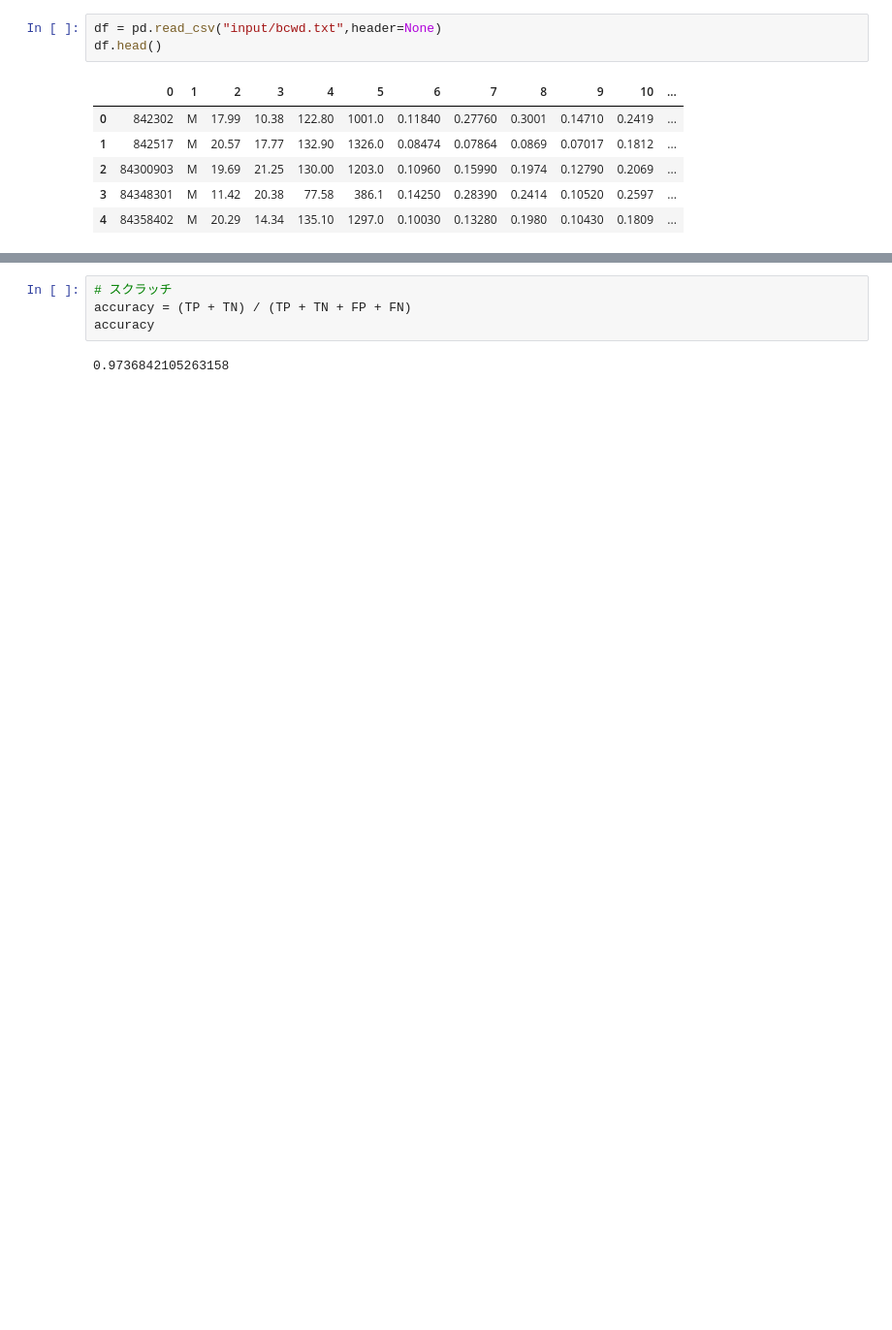
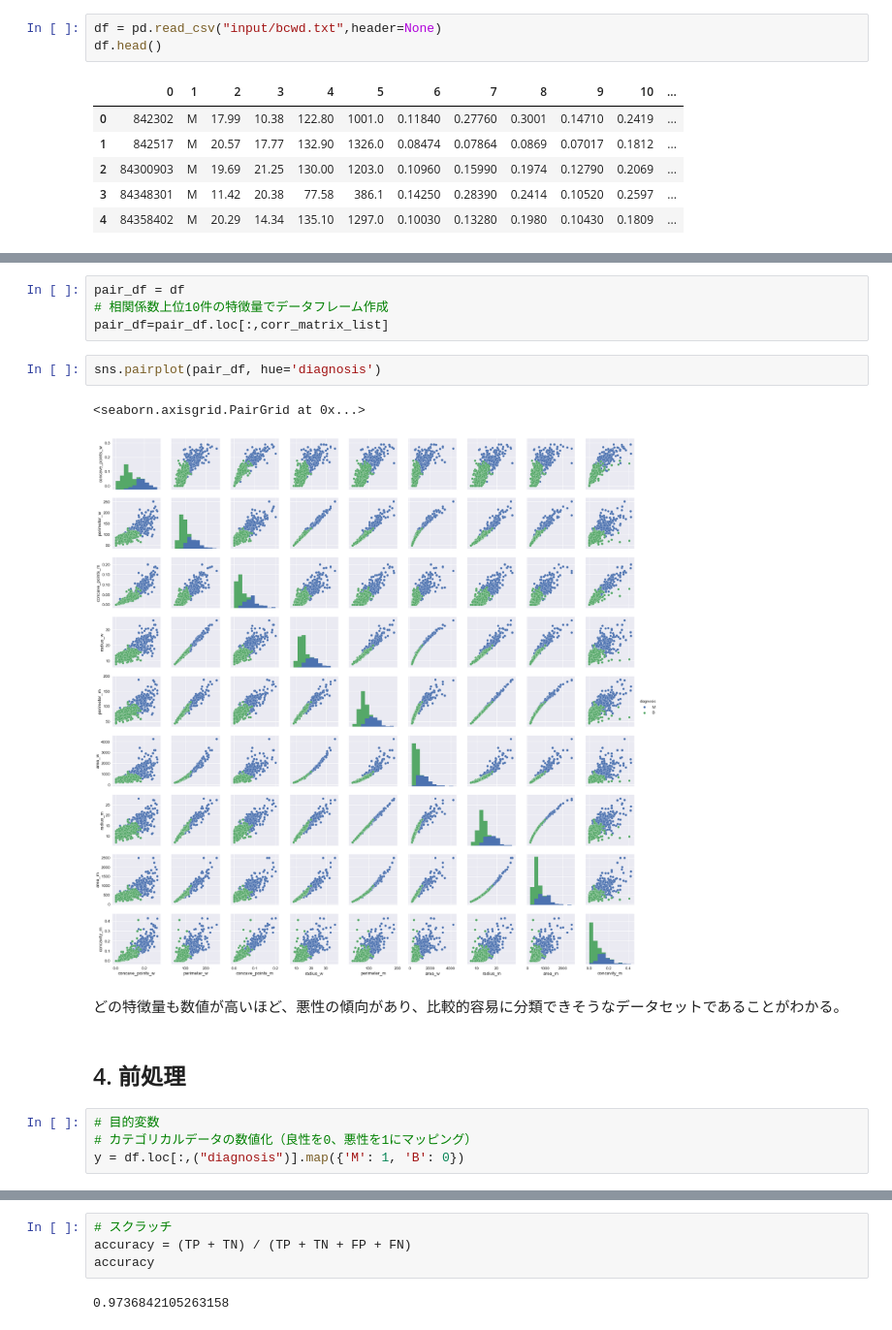
Before and after one commit to ha9kberry/ml, a Jupyter notebook: svm/svm.ipynb, the cells around one changed output, grey strips where cells are left out. Shown at 97% size. Cells and saved outputs as stored; diff of their text form; blank space fills up the shorter version.

```diff
--- a/svm/svm.ipynb
+++ b/svm/svm.ipynb
@@ -295,0 +193,17 @@ accuracy_score(y_test, y_pred)
+# %%
+pair_df = df
+# 相関係数上位10件の特徴量でデータフレーム作成
+pair_df=pair_df.loc[:,corr_matrix_list]
+# %%
+sns.pairplot(pair_df, hue='diagnosis')
+# %% [output]
+<seaborn.axisgrid.PairGrid at 0x...>
+[figure, added]
+# %% [markdown]
+どの特徴量も数値が高いほど、悪性の傾向があり、比較的容易に分類できそうなデータセットであることがわかる。
+# %% [markdown]
+## 4. 前処理
+# %%
+# 目的変数
+# カテゴリカルデータの数値化（良性を0、悪性を1にマッピング）
+y = df.loc[:,("diagnosis")].map({'M': 1, 'B': 0})
```
Also changed, not shown: parts of 131 cells of this notebook.
